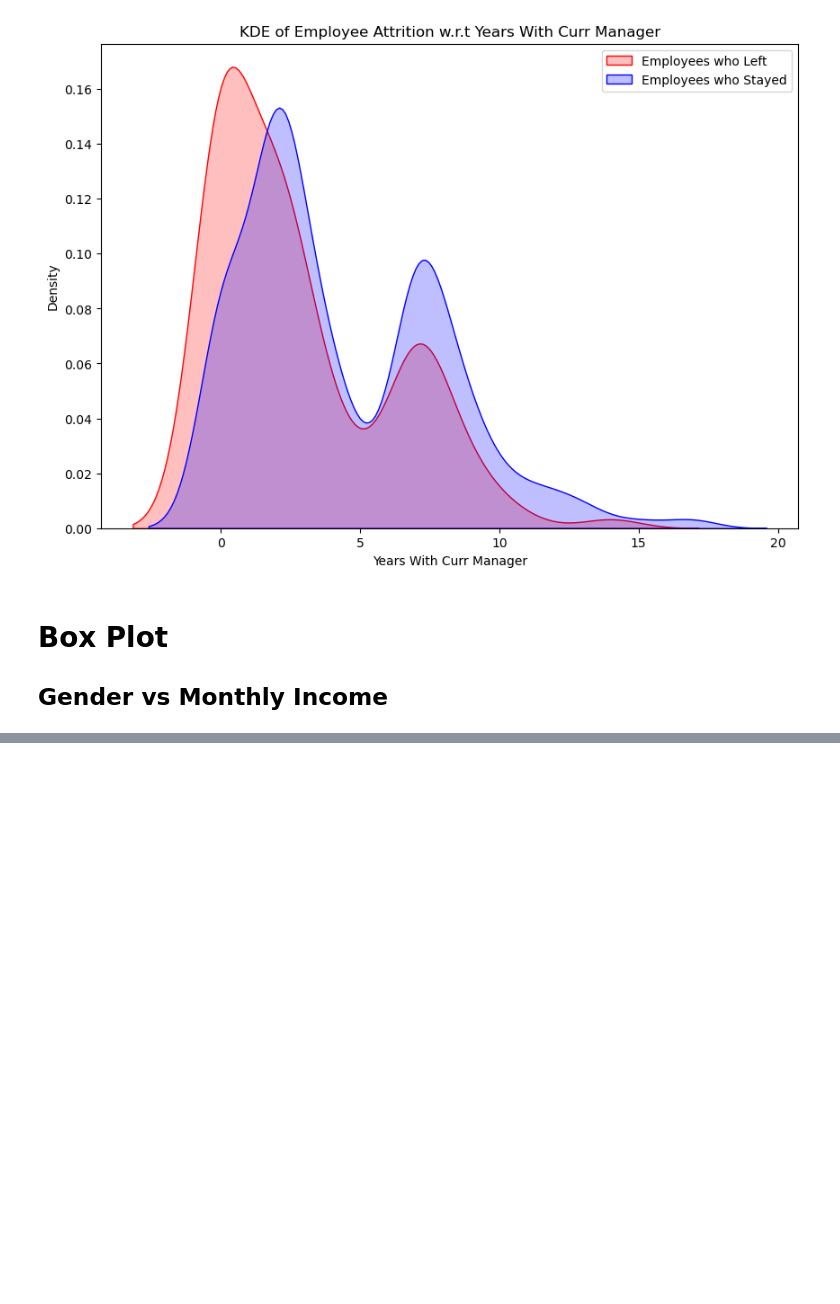
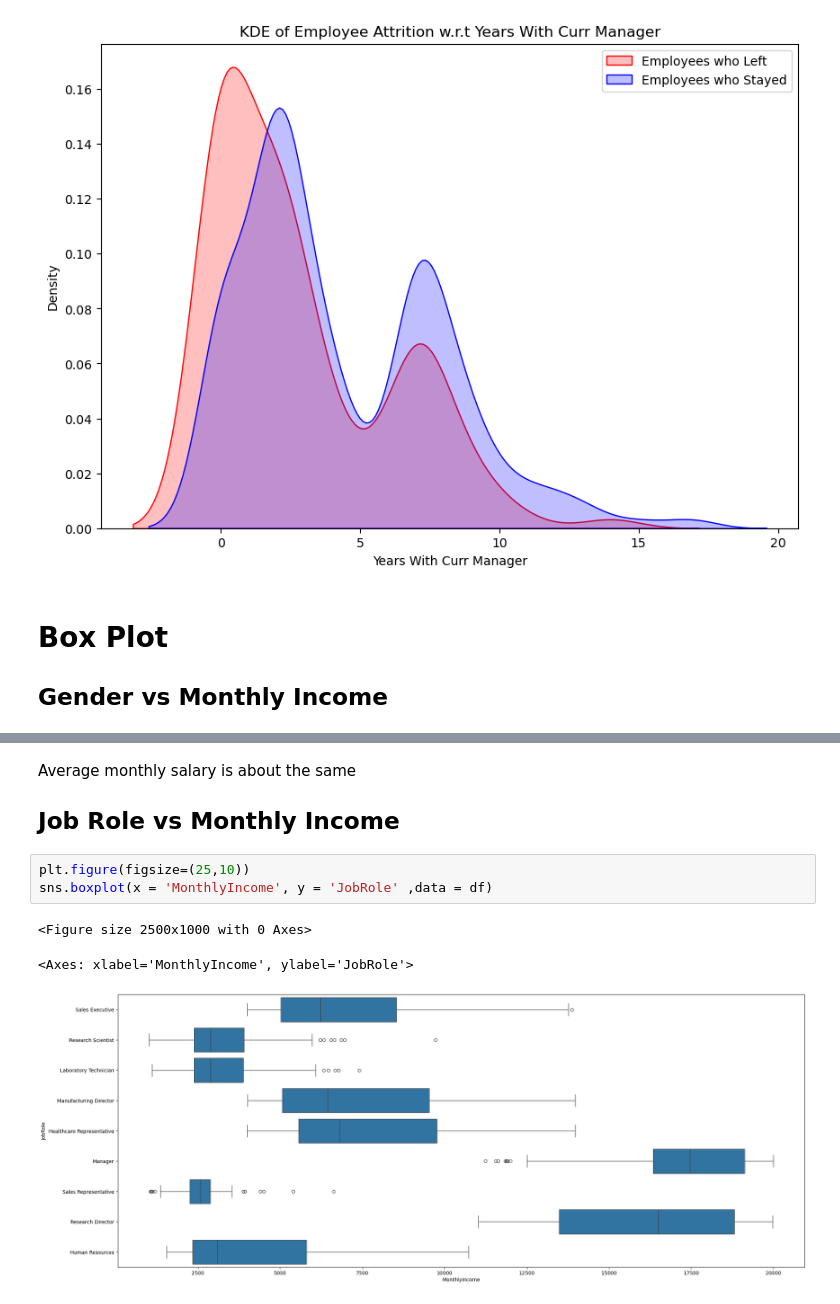
Before and after one commit to mattyapers/Data-Science, a Jupyter notebook: HR Model.ipynb, the cells around one changed output, grey strips where cells are left out. Saved outputs shown, nothing was run; the diff lists cells and outputs as text; blank space fills up the shorter version.

```diff
--- a/HR Model.ipynb
+++ b/HR Model.ipynb
@@ -361,0 +368,10 @@ Text(0.5, 0, 'Years With Curr Manager')
+# %% [markdown]
+Average monthly salary is about the same
+## Job Role vs Monthly Income
+# %%
+plt.figure(figsize=(25,10))
+sns.boxplot(x = 'MonthlyIncome', y = 'JobRole' ,data = df)
+# %% [output]
+<Figure size 2500x1000 with 0 Axes>
+<Axes: xlabel='MonthlyIncome', ylabel='JobRole'>
+[figure, added]
```
Also changed, not shown: parts of 19 cells of this notebook.
